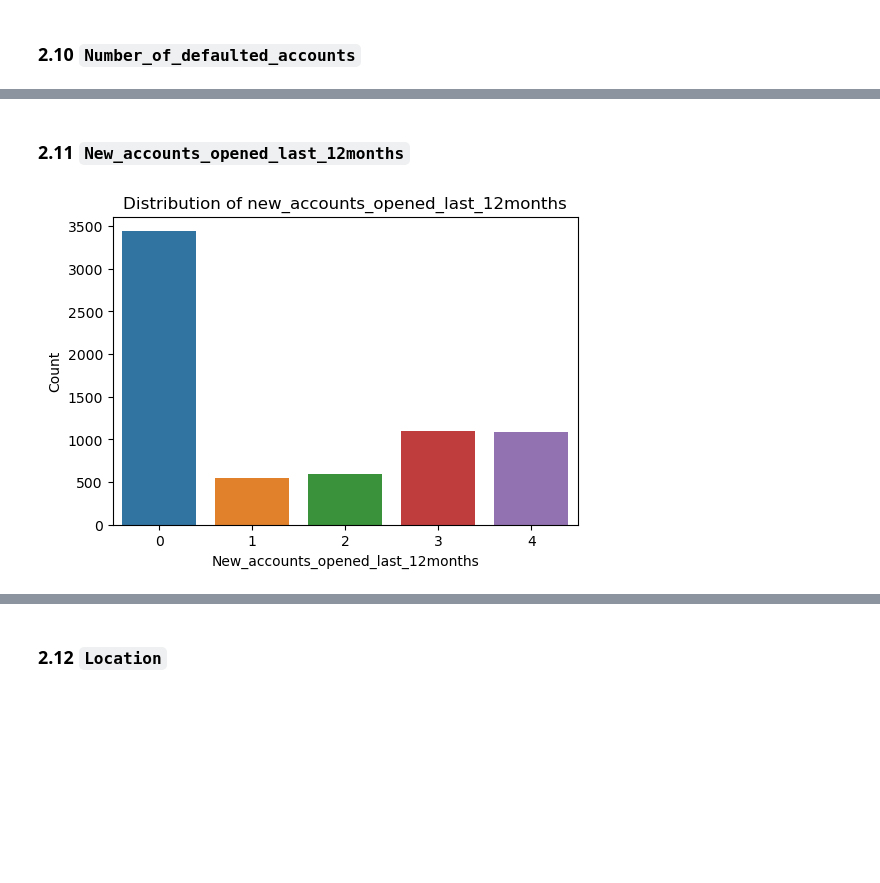
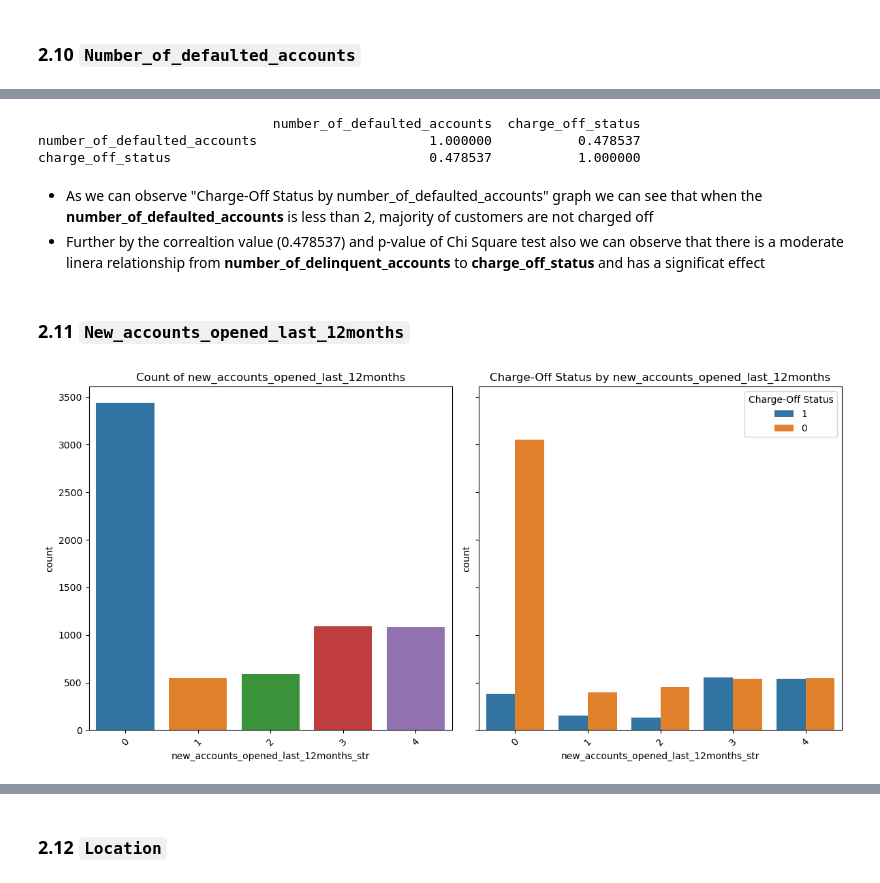
Before and after one commit to hchamikadilshan/CreditRisk360-ISC2024, a Jupyter notebook: notebooks/4 - eda.ipynb, the cells around one changed output, grey strips where cells are left out. Saved outputs shown, nothing was run; the diff lists cells and outputs as text; code cells hidden in the pictures; blank space fills up the shorter version.

```diff
--- a/notebooks/4 - eda.ipynb
+++ b/notebooks/4 - eda.ipynb
@@ -650,13 +716,29 @@ plt.show()
+# %%
+correlation = data[["number_of_defaulted_accounts","charge_off_status"]].corr()
+print(f"{correlation}")
+# %% [output]
+                              number_of_defaulted_accounts  charge_off_status
+number_of_defaulted_accounts                      1.000000           0.478537
+charge_off_status                                 0.478537           1.000000
+# %% [markdown]
+- As we can observe "Charge-Off Status by number_of_defaulted_accounts" graph we can see that when the **number_of_defaulted_accounts** is less than 2, majority of customers are not charged off
+- Further by the correaltion value (0.478537) and p-value of Chi Square test also we can observe that there is a moderate linera relationship from **number_of_delinquent_accounts** to **charge_off_status** and has a significat effect
 # %% [markdown]
 ### 2.11 `New_accounts_opened_last_12months`
-# %%
-col = "new_accounts_opened_last_12months"
-
-plt.figure(figsize=(6, 4))
-sns.countplot(x=col, data=data)
-plt.title('Distribution of new_accounts_opened_last_12months')
-plt.xlabel('New_accounts_opened_last_12months')
-plt.ylabel('Count')
-plt.show()
-# %% [output]
-[figure, removed]
+# %%
+order = ['0', '1', '2', '3', '4']
+fig, axes = plt.subplots(1, 2, figsize=(12, 6), sharey=True)
+
+sns.countplot(x="new_accounts_opened_last_12months_str", data=data, ax=axes[0],order=order)
+axes[0].set_title("Count of new_accounts_opened_last_12months")
+axes[0].set_xticklabels(axes[0].get_xticklabels(), rotation=45)
+
+sns.countplot(x="new_accounts_opened_last_12months_str", hue="charge_off_status_str", data=data, ax=axes[1],order=order)
+axes[1].set_title("Charge-Off Status by new_accounts_opened_last_12months")
+axes[1].set_xticklabels(axes[1].get_xticklabels(), rotation=45)
+axes[1].legend(title="Charge-Off Status")
+
+plt.tight_layout()
+plt.show()
+# %% [output]
+[figure, added]
```
Also changed, not shown: parts of 93 cells of this notebook.
